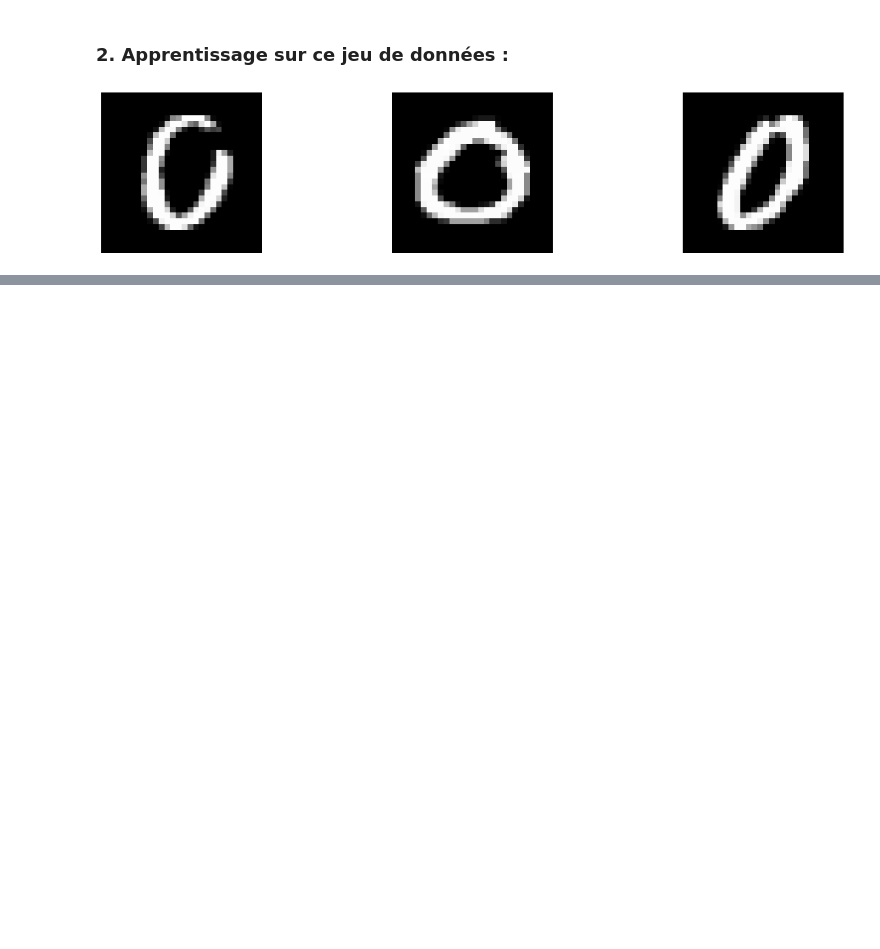
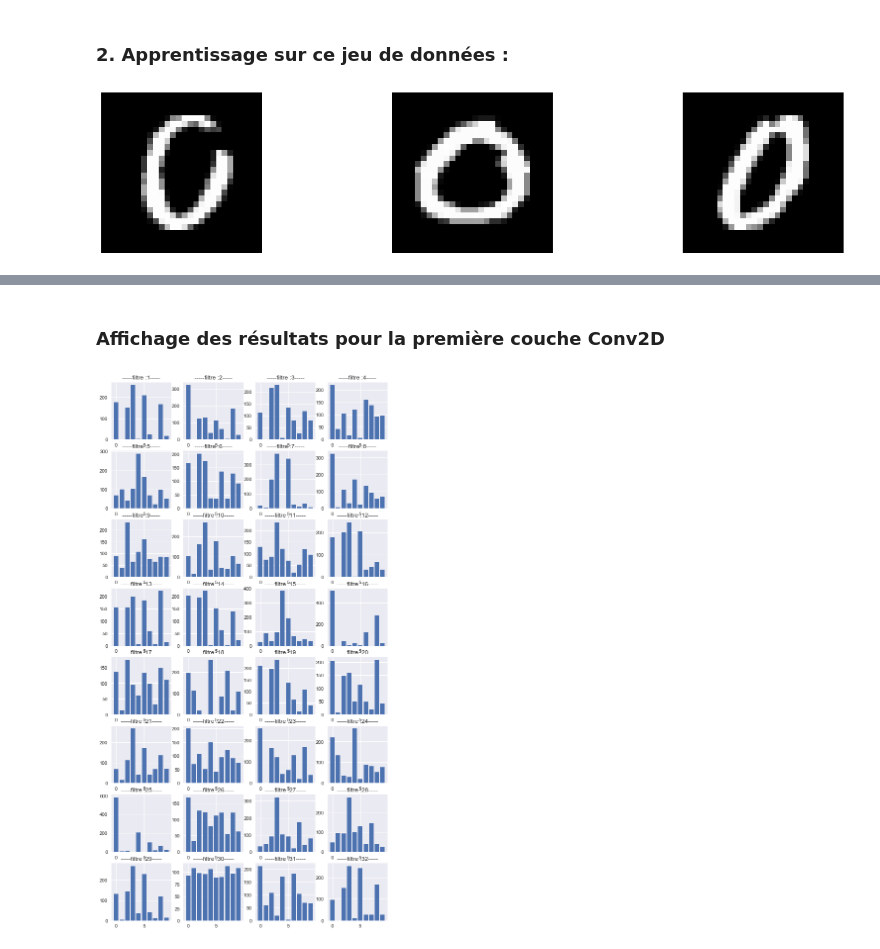
Before and after one commit to rgear/projet_BE, a Jupyter notebook: Mnist_intermediaire.ipynb, the cells around one changed output, grey strips where cells are left out. Cells and saved outputs as stored; diff of their text form; code cells hidden in the pictures; blank space fills up the shorter version.

```diff
--- a/Mnist_intermediaire.ipynb
+++ b/Mnist_intermediaire.ipynb
@@ -578,0 +621,18 @@ x.items() # elle nous permet d'acceder aux items du dictionnaire
+# %% [markdown]
+### Affichage des résultats pour la première couche Conv2D
+# %%
+imgs = Conv2D_1_imgs
+l = 0.9
+data = Dtest
+nb_neuronne= 32
+plt.figure(figsize=(10, 20))
+for i in range(nb_neuronne):
+    x,v = filter_i_all_sample(i,imgs,l)
+    ls,o = index_to_label(x,data)
+    f,a = conversion(o)
+    ax = plt.subplot(8, 4, i + 1)
+    plt.bar(f,a)
+    plt.title("-----filtre :"+str(i+1)+"-----")
+plt.show()
+# %% [output]
+[figure, added]
```
Also changed, not shown: parts of 21 cells of this notebook.
